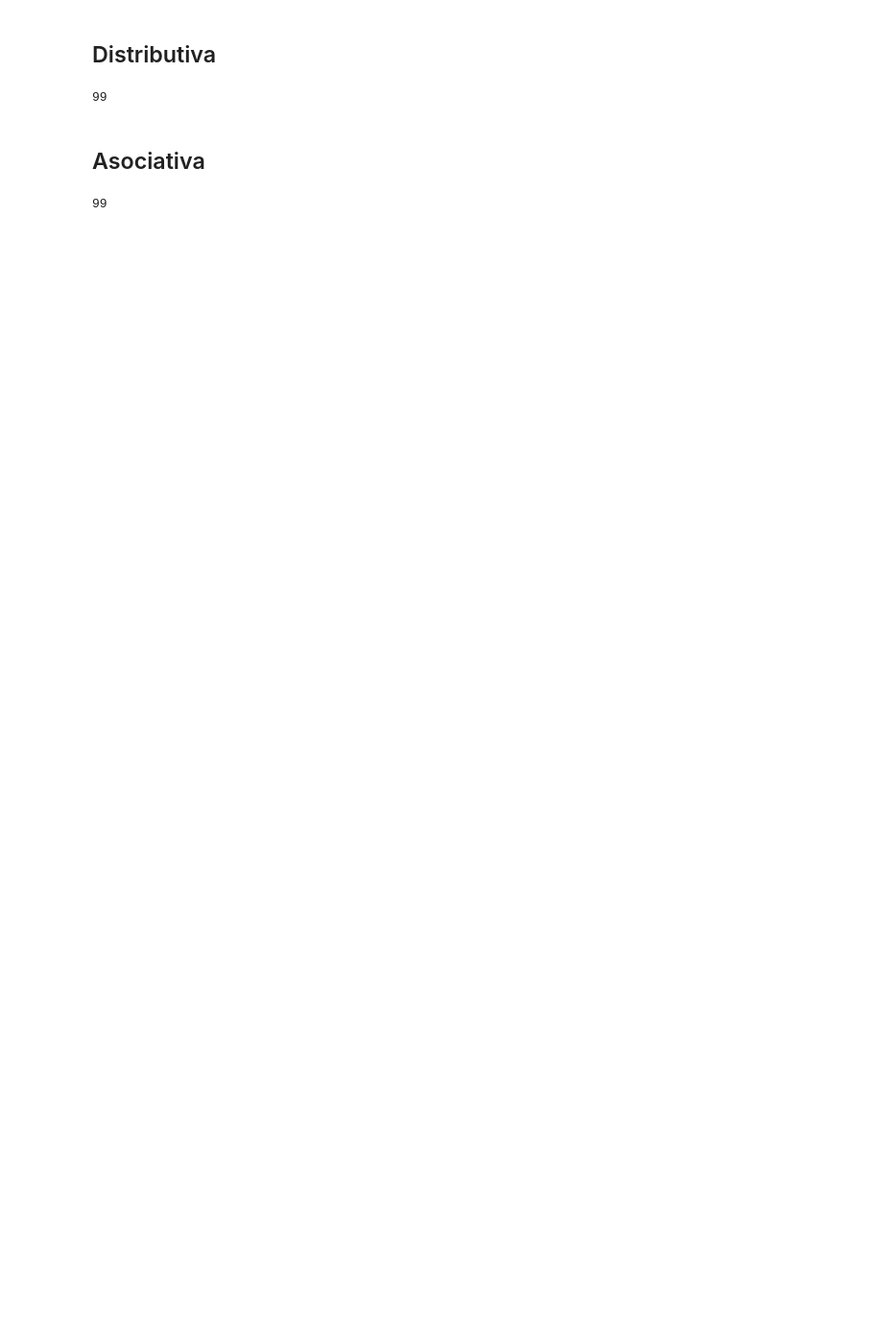
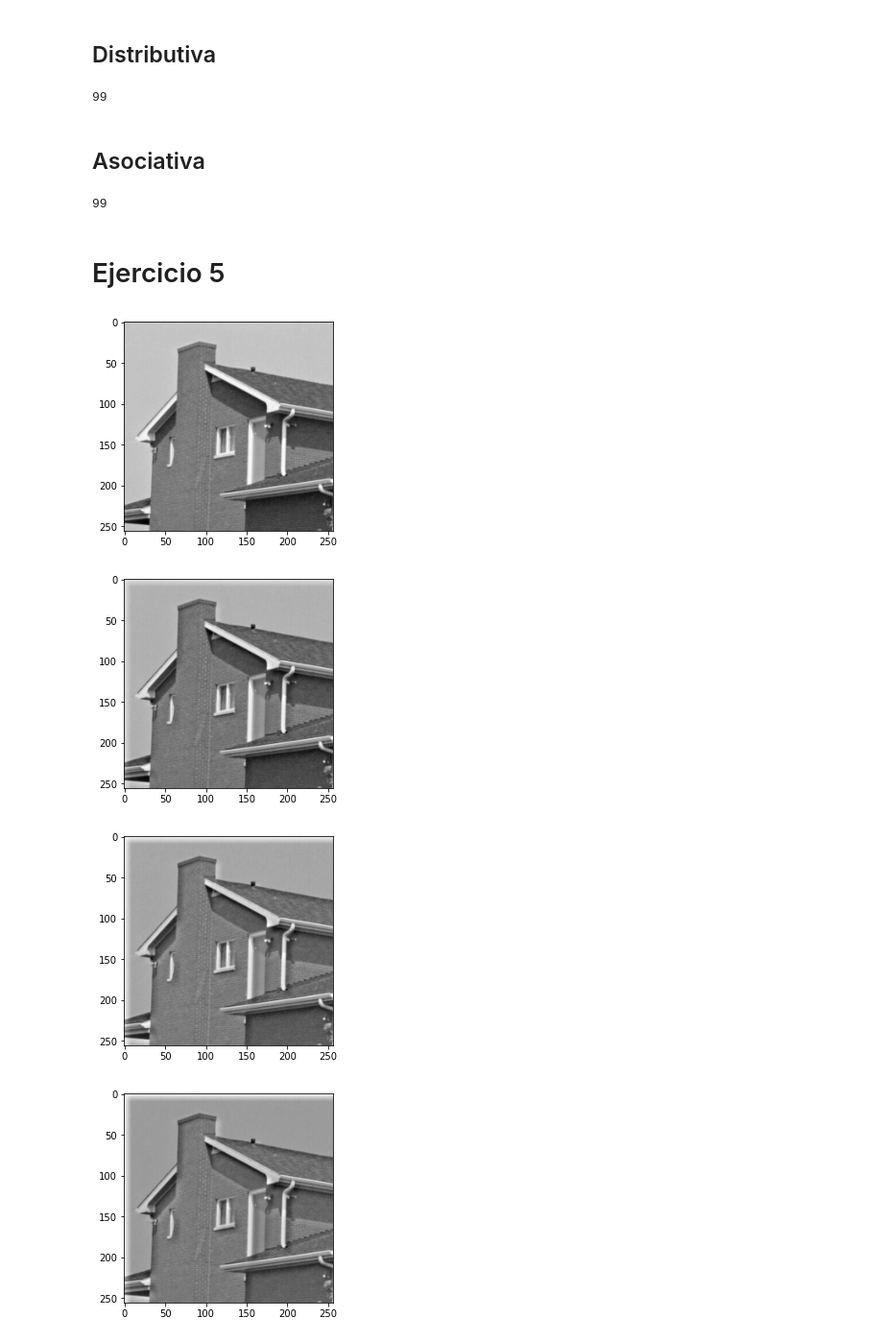
Before and after one commit to maurosch/Procesamiento-Digital-de-Imagenes, a Jupyter notebook: Guias/2 - Sistemas lineales.ipynb, the cells around one changed output. Shown at 96% size. Saved outputs shown, nothing was run; the diff lists cells and outputs as text; code cells hidden in the pictures; blank space fills up the shorter version.

```diff
--- a/Guias/2 - Sistemas lineales.ipynb
+++ b/Guias/2 - Sistemas lineales.ipynb
@@ -13,6 +13,7 @@ import numpy.linalg as linalg
 ### Importo imagenes
 # %%
 imgLena = imageio.imread('img/lena.png')
+imgHouse = imageio.imread('img/house.png')
 # %%
 def mostrarImagen(img):
     plt.imshow(img, cmap='gray')
@@ -333,15 +327,0 @@ mostrarImagen(conv(imgLena, matrizGauss))
-# %%
-def sharpImage(img, factor=0.5, sigma=5):
-    matrizGauss = obtenerMatrizFiltroGaussiano(sigma)
-    delta = img - conv(img, matrizGauss)[0:-4, 0:-4]
-    for i in range(len(delta)):
-        for j in range(len(delta[0])):
-            delta[i][j] = abs(delta[i][j])
-    return img + np.dot(factor, delta)
-
-mostrarImagen(imgLena)
-mostrarImagen(sharpImage(imgLena, 0.1))
-mostrarImagen(sharpImage(imgLena, 0.3))
-mostrarImagen(sharpImage(imgLena, 0.5))
-mostrarImagen(sharpImage(imgLena, 0.7))
-mostrarImagen(sharpImage(imgLena, 0.9))
@@ -455,3 +428,19 @@ for i in range(100):
     assert((conv(conv(A,B),C) == conv(conv(A,B),C)).all())
 # %% [output]
 99
+# %% [markdown]
+# Ejercicio 5
+# %%
+def sharpImage(img, factor=0.5, nG=10, sigma=5):
+    matrizGauss = obtenerMatrizFiltroGaussiano(nG, sigma)
+    return np.dot((1+factor),img) - np.dot(factor, conv(img, matrizGauss)[0:-9, 0:-9])
+# %%
+mostrarImagen(imgHouse)
+mostrarImagen(sharpImage(imgHouse, 0.3, nG=10, sigma=10))
+mostrarImagen(sharpImage(imgHouse, 0.7, nG=10, sigma=10))
+mostrarImagen(sharpImage(imgHouse, 1, nG=10, sigma=10))
+# %% [output]
+[figure, added]
+[figure, added]
+[figure, added]
+[figure, added]
```
Also changed, not shown: parts of 14 cells of this notebook, 2 other files.
